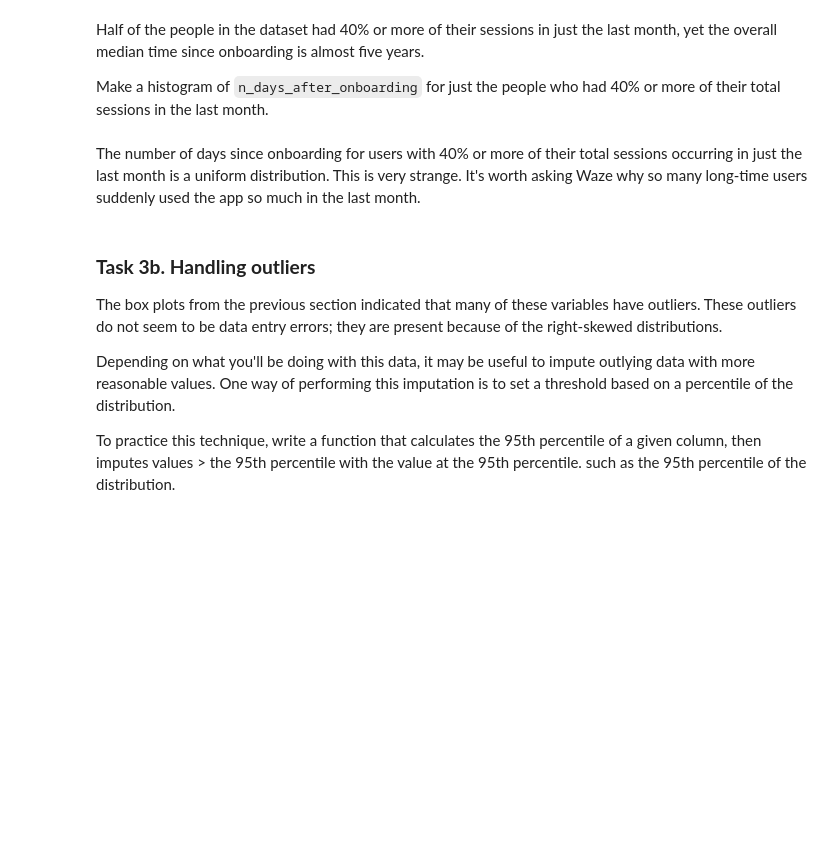
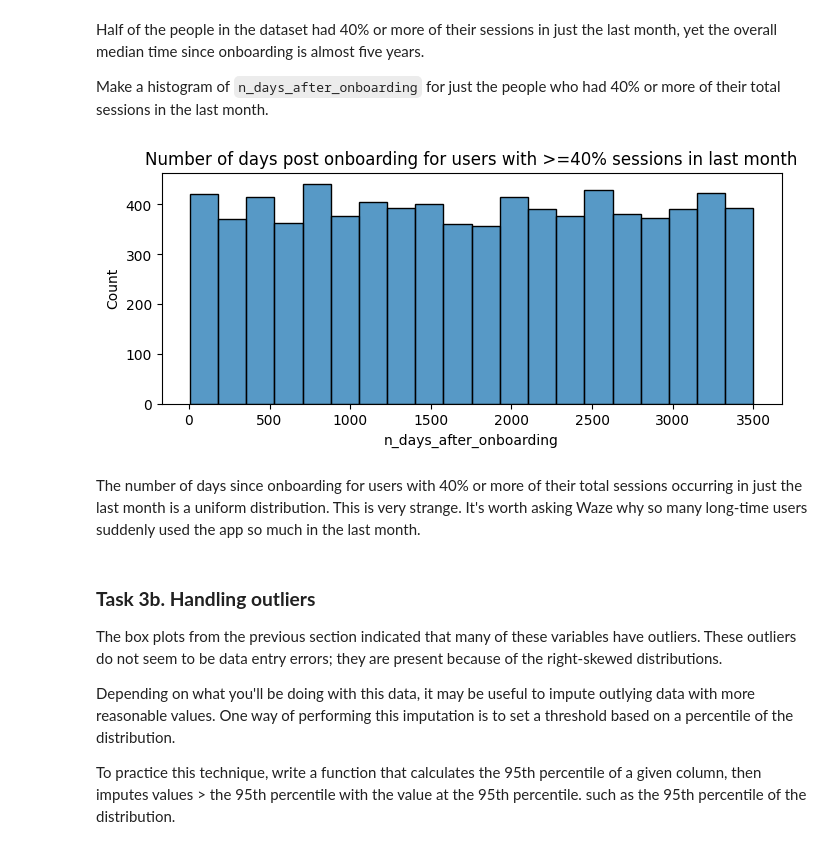
Before and after one commit to dianario/waze-project, a Jupyter notebook: 3_Waze_EDA.ipynb, the cells around one changed output. Cells and saved outputs as stored; diff of their text form; code cells hidden in the pictures; blank space fills up the shorter version.

```diff
--- a/3_Waze_EDA.ipynb
+++ b/3_Waze_EDA.ipynb
@@ -703,3 +727,14 @@ Make a histogram of `n_days_after_onboarding` for just the people who had 40% or
+# %%
+# Histogram
+plt.figure(figsize = (8,3))
+sns.histplot(data = df[df['percent_sessions_in_last_month']>=0.4],
+             x='n_days_after_onboarding',
+             )
+
+plt.title('Number of days post onboarding for users with >=40% sessions in last month')
+plt.show()
+# %% [output]
+[figure, added]
 # %% [markdown]
 The number of days since onboarding for users with 40% or more of their total sessions occurring in just the last month is a uniform distribution. This is very strange. It's worth asking Waze why so many long-time users suddenly used the app so much in the last month.
 # %% [markdown]
```
Also changed, not shown: parts of 10 cells of this notebook.
